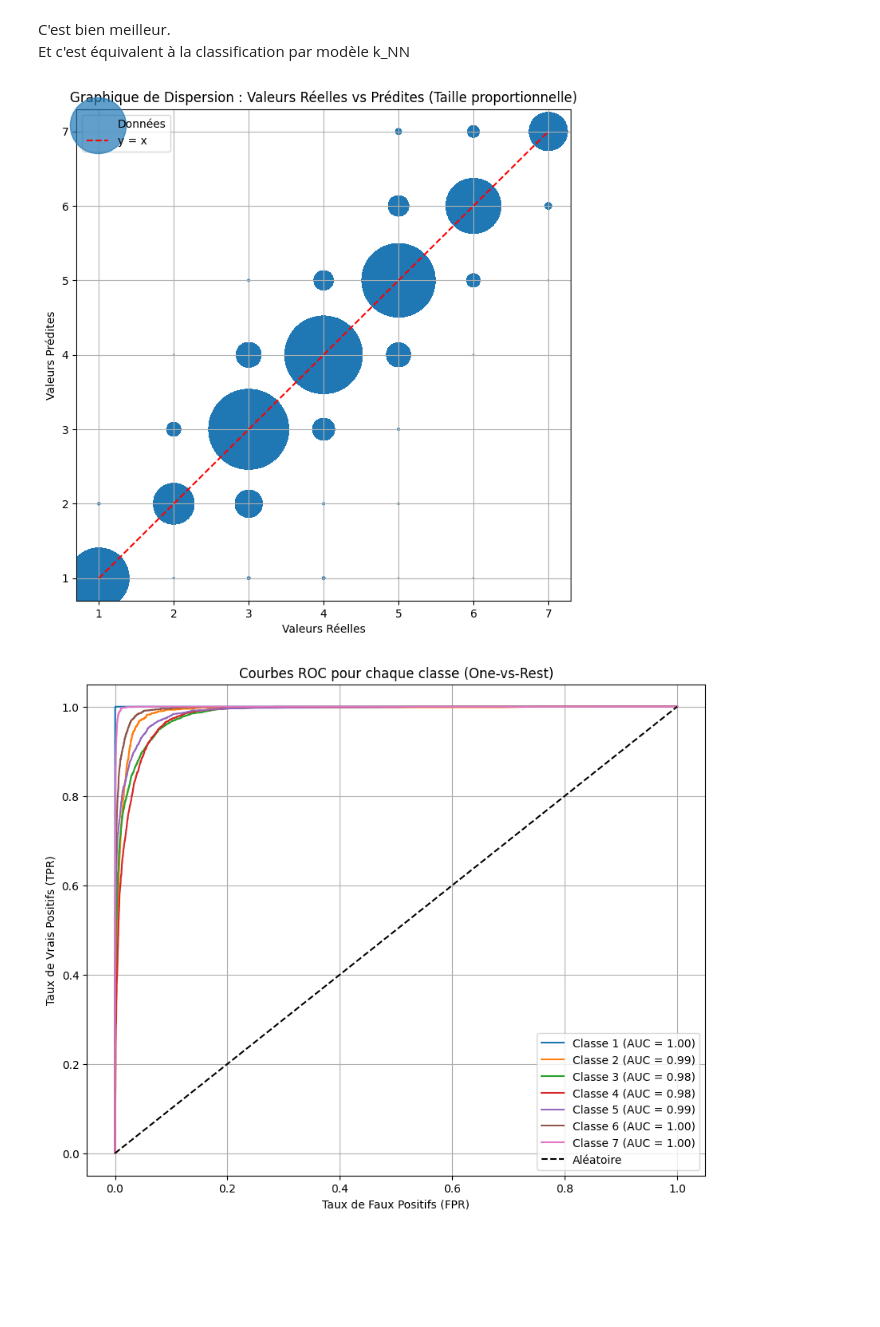
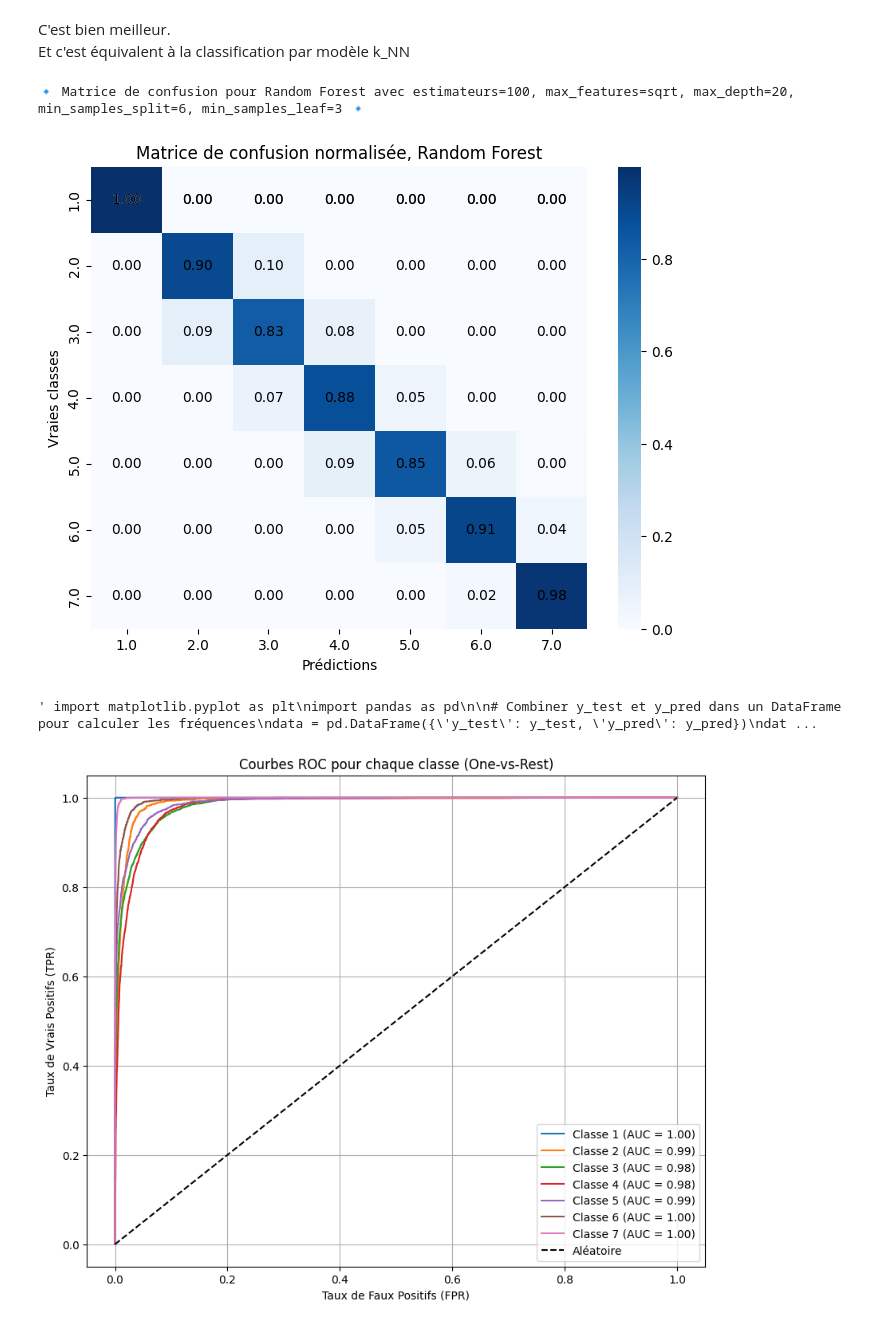
Before and after one commit to DataScientest-Studio/sept24_cds_co2, a Jupyter notebook: notebooks/6.1_model_cat_rf_denis.ipynb, the cells around one changed output. Cells and saved outputs as stored; diff of their text form; code cells hidden in the pictures; blank space fills up the shorter version.

```diff
--- a/notebooks/6.1_model_cat_rf_denis.ipynb
+++ b/notebooks/6.1_model_cat_rf_denis.ipynb
@@ -191,8 +191,46 @@ Recall : 0.88
 # %% [markdown]
 C'est bien meilleur.
 Et c'est équivalent à la classification par modèle k_NN
+# %%
+model = random_forest_model
+name='Random Forest'
+params="estimateurs=100, max_features=sqrt, max_depth=20, min_samples_split=6, min_samples_leaf=3"
+# %%
+import matplotlib.pyplot as plt
+import seaborn as sns
+from sklearn.metrics import confusion_matrix
+print(f"\n🔹 Matrice de confusion pour {name} avec {params} 🔹")
+# Prédictions
+y_pred = model.predict(X_test_scaled)
+
+# Matrice de confusion brute
+cm = confusion_matrix(y_test, y_pred)
+
+# Normalisation par le nombre total de chaque classe
+cm_normalized = cm.astype('float') / cm.sum(axis=1)[:, np.newaxis]
+
+# Affichage
+plt.figure(figsize=(8, 6))
+
+# Heatmap avec les deux annotations
+sns.heatmap(cm_normalized, annot=True, fmt=".2f", cmap="Blues",
+            xticklabels=np.unique(y_test), yticklabels=np.unique(y_test))
+
+# Ajout des valeurs sur une deuxième couche d'annotations
+for i in range(cm.shape[0]):
+    for j in range(cm.shape[1]):
+        plt.text(j + 0.5, i + 0.5, f"{cm_normalized[i, j]:.2f}",
+                 ha="center", va="center", color="black", fontsize=10)
+
+plt.xlabel("Prédictions")
+plt.ylabel("Vraies classes")
+plt.title(f"Matrice de confusion normalisée, {name}")
+plt.show()
+# %% [output]
+🔹 Matrice de confusion pour Random Forest avec estimateurs=100, max_features=sqrt, max_depth=20, min_samples_split=6, min_samples_leaf=3 🔹
+[figure, added]
 # %%
-import matplotlib.pyplot as plt
+""" import matplotlib.pyplot as plt
 import pandas as pd
 
 # Combiner y_test et y_pred dans un DataFrame pour calculer les fréquences
@@ -212,8 +250,9 @@ plt.ylabel("Valeurs Prédites")
 plt.grid(True)
 plt.legend()
 plt.show()
+ """
 # %% [output]
-[figure, removed]
+' import matplotlib.pyplot as plt\nimport pandas as pd\n\n# Combiner y_test et y_pred dans un DataFrame pour calculer les fréquences\ndata = pd.DataFrame({\'y_test\': y_test, \'y_pred\': y_pred})\ndat ...
 # %%
 # courbe ROC pour nos 7 classes
 import numpy as np
```
Also changed, not shown: parts of 6 cells of this notebook, 1 other file.
